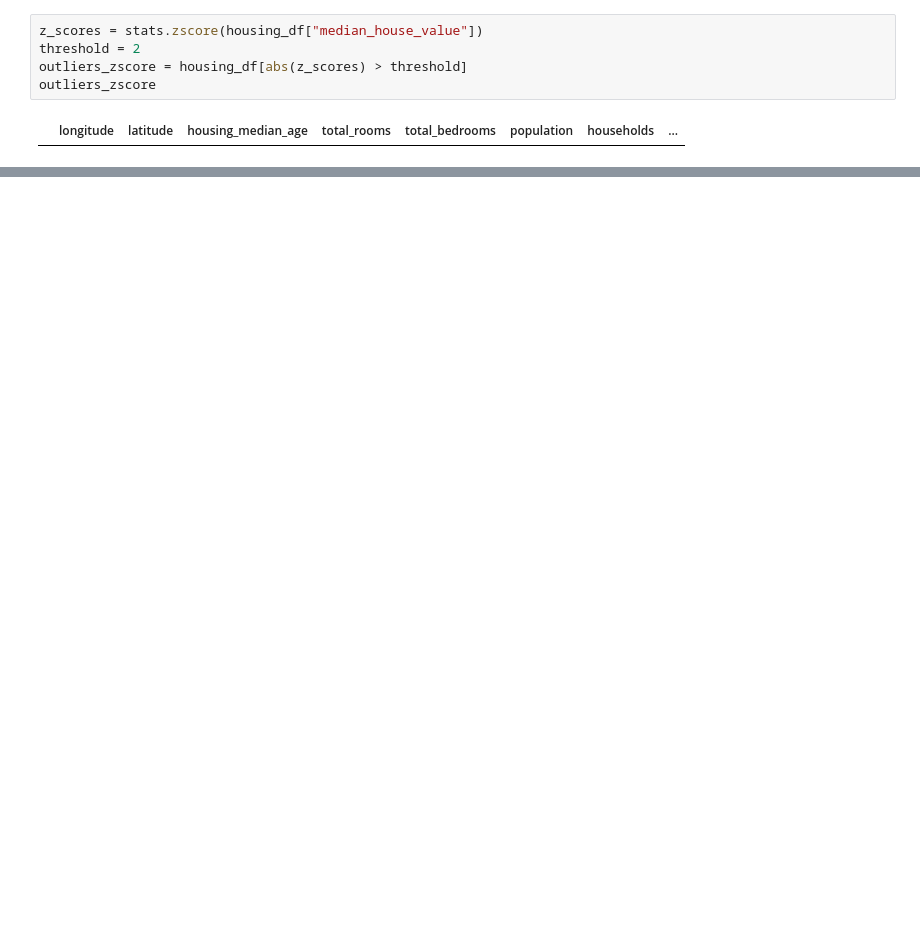
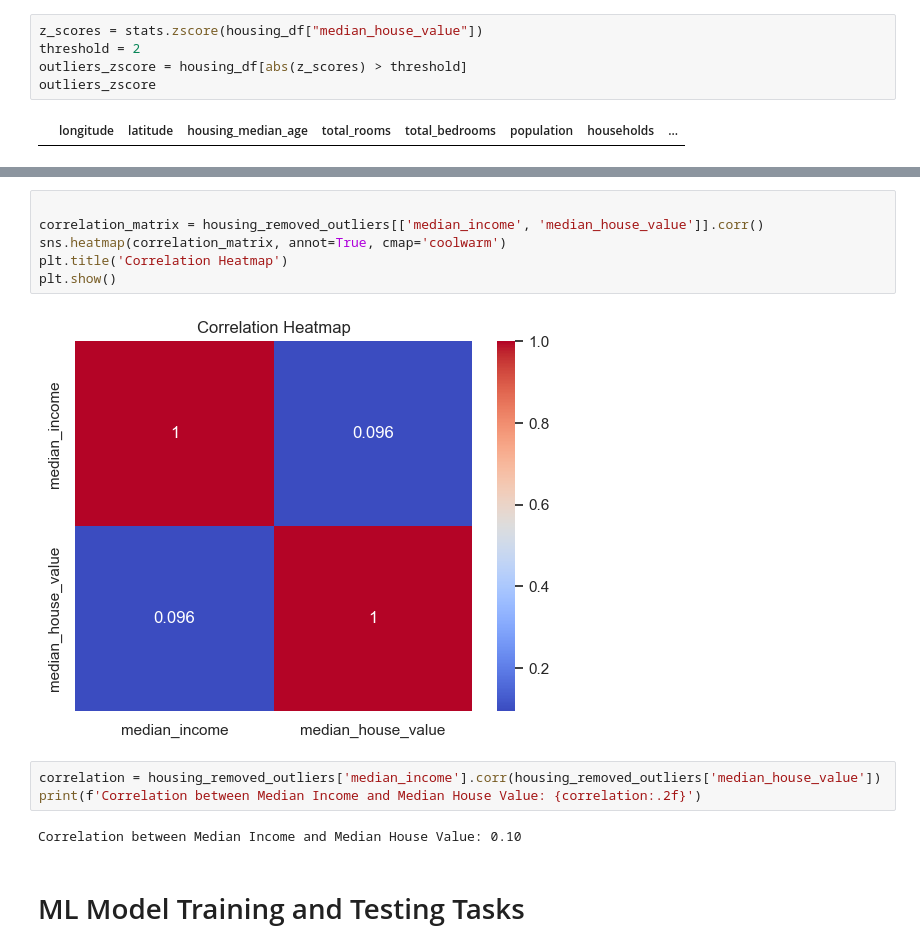
Before and after one commit to dhruvRj18/Fall2023--AI-Algo, a Jupyter notebook: students-submissions/8681628/mid-term-b.ipynb, the cells around one changed output, grey strips where cells are left out. Saved outputs shown, nothing was run; the diff lists cells and outputs as text; blank space fills up the shorter version.

```diff
--- a/students-submissions/8681628/mid-term-b.ipynb
+++ b/students-submissions/8681628/mid-term-b.ipynb
@@ -131,0 +355,15 @@ dtype: int64
+# %%
+
+correlation_matrix = housing_removed_outliers[['median_income', 'median_house_value']].corr()
+sns.heatmap(correlation_matrix, annot=True, cmap='coolwarm')
+plt.title('Correlation Heatmap')
+plt.show()
+# %% [output]
+[figure, added]
+# %%
+correlation = housing_removed_outliers['median_income'].corr(housing_removed_outliers['median_house_value'])
+print(f'Correlation between Median Income and Median House Value: {correlation:.2f}')
+# %% [output]
+Correlation between Median Income and Median House Value: 0.10
+# %% [markdown]
+# ML Model Training and Testing Tasks
```
Also changed, not shown: parts of 58 cells of this notebook.
